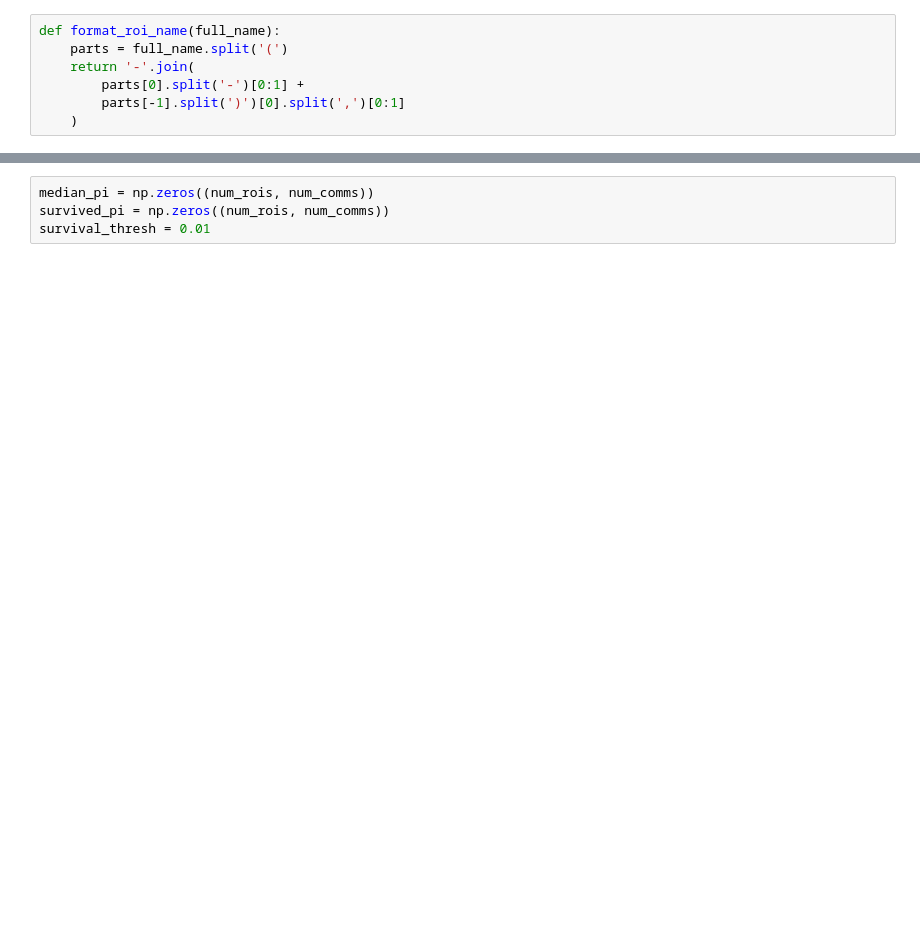
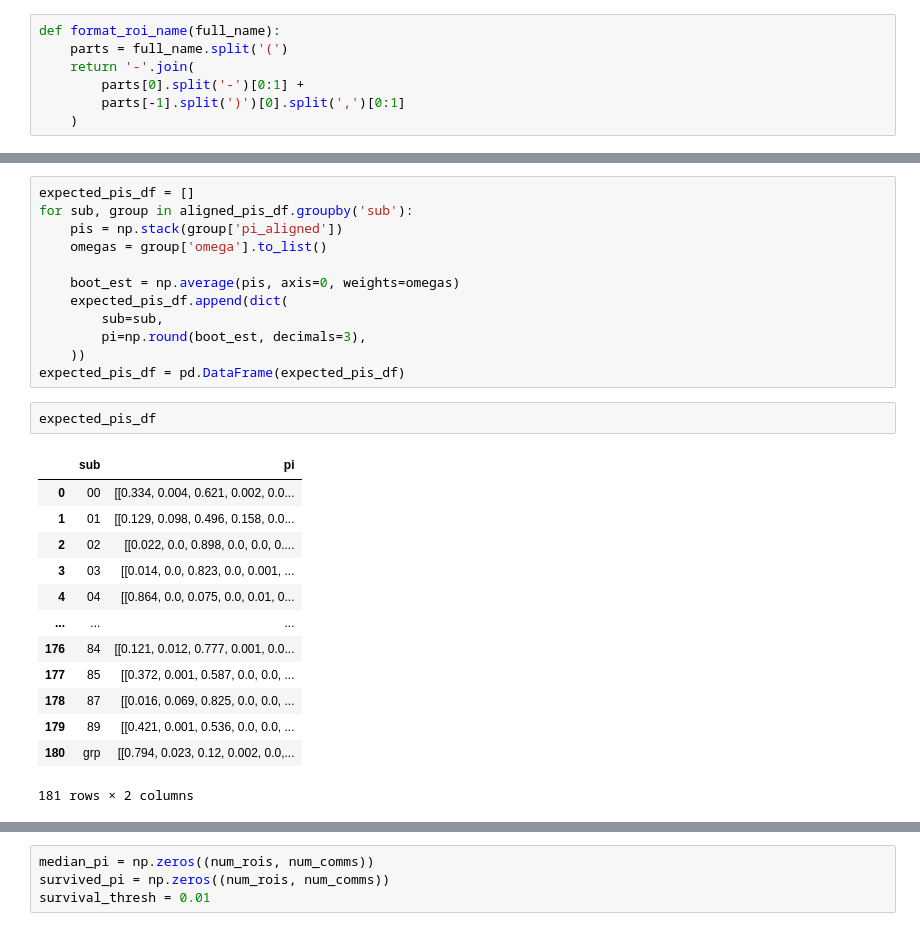
Before and after one commit to govinda-umd/network_estimation, a Jupyter notebook: nb/sep25/02-graph-individual-binary_unit-grp/02iba-desc-visualize-variability-align-modes.ipynb, the cells around one changed output, grey strips where cells are left out. Drawn from its saved outputs; the diff is of its cells as text; blank space fills up the shorter version.

```diff
--- a/nb/sep25/02-graph-individual-binary_unit-grp/02iba-desc-visualize-variability-align-modes.ipynb
+++ b/nb/sep25/02-graph-individual-binary_unit-grp/02iba-desc-visualize-variability-align-modes.ipynb
@@ -393,0 +506,28 @@ pi_expected.shape # n_subs, n_rois, n_comms
+# %%
+expected_pis_df = []
+for sub, group in aligned_pis_df.groupby('sub'):
+    pis = np.stack(group['pi_aligned'])
+    omegas = group['omega'].to_list()
+
+    boot_est = np.average(pis, axis=0, weights=omegas)
+    expected_pis_df.append(dict(
+        sub=sub,
+        pi=np.round(boot_est, decimals=3),
+    ))
+expected_pis_df = pd.DataFrame(expected_pis_df)
+# %%
+expected_pis_df
+# %% [output]
+|  | sub | pi |
+| 0 | 00 | [[0.334, 0.004, 0.621, 0.002, 0.0... |
+| 1 | 01 | [[0.129, 0.098, 0.496, 0.158, 0.0... |
+| 2 | 02 | [[0.022, 0.0, 0.898, 0.0, 0.0, 0.... |
+| 3 | 03 | [[0.014, 0.0, 0.823, 0.0, 0.001, ... |
+| 4 | 04 | [[0.864, 0.0, 0.075, 0.0, 0.01, 0... |
+| ... | ... | ... |
+| 176 | 84 | [[0.121, 0.012, 0.777, 0.001, 0.0... |
+| 177 | 85 | [[0.372, 0.001, 0.587, 0.0, 0.0, ... |
+| 178 | 87 | [[0.016, 0.069, 0.825, 0.0, 0.0, ... |
+| 179 | 89 | [[0.421, 0.001, 0.536, 0.0, 0.0, ... |
+| 180 | grp | [[0.794, 0.023, 0.12, 0.002, 0.0,... |
+181 rows × 2 columns
```
Also changed, not shown: parts of 20 cells of this notebook, 28 other files.
